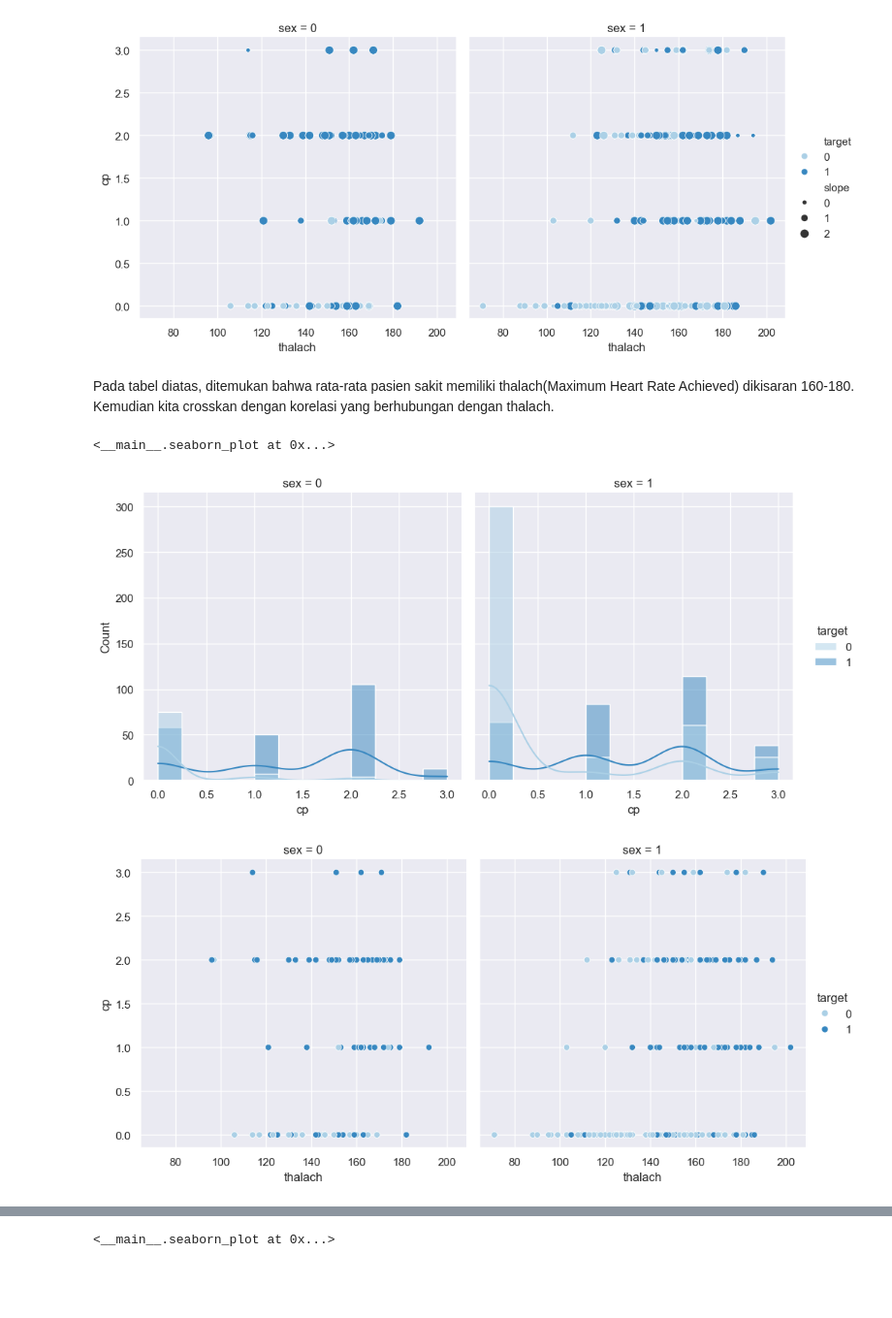
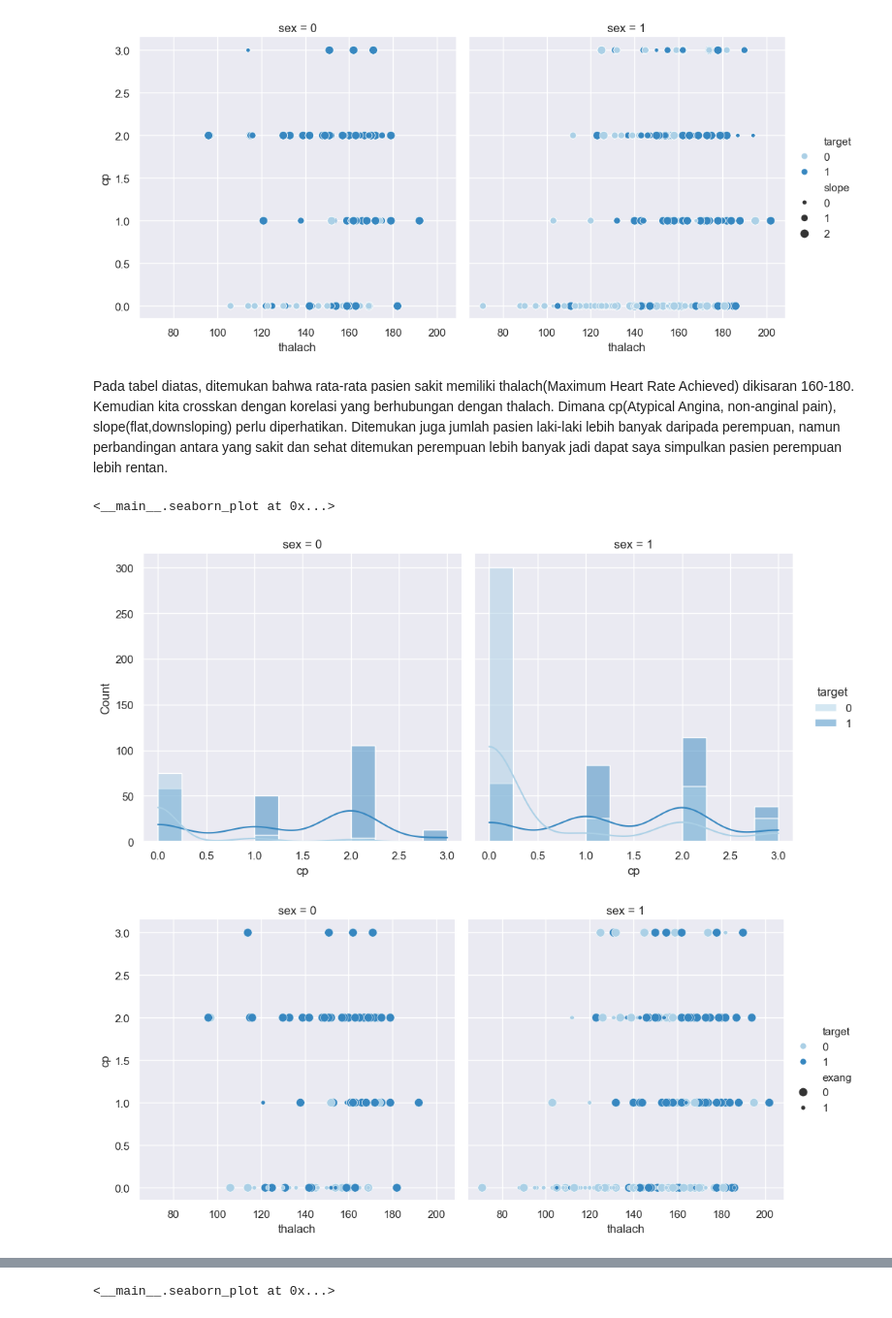
Before and after one commit to arya475/Data-Science, a Jupyter notebook: Project-Data-Science/notebooks/main.ipynb, the cells around one changed output, grey strips where cells are left out. Shown at 97% size. Drawn from its saved outputs; the diff is of its cells as text; code cells hidden in the pictures; blank space fills up the shorter version.

```diff
--- a/Project-Data-Science/notebooks/main.ipynb
+++ b/Project-Data-Science/notebooks/main.ipynb
@@ -83,12 +142,12 @@ tabel_korelasi.relplot(x="thalach", y="cp", col="sex", hue="target", size="slope
 [figure]
 [figure]
 # %% [markdown]
-Pada tabel diatas, ditemukan bahwa rata-rata pasien sakit memiliki thalach(Maximum Heart Rate Achieved) dikisaran 160-180. Kemudian kita crosskan dengan korelasi yang berhubungan dengan thalach.
+Pada tabel diatas, ditemukan bahwa rata-rata pasien sakit memiliki thalach(Maximum Heart Rate Achieved) dikisaran 160-180. Kemudian kita crosskan dengan korelasi yang berhubungan dengan thalach. Dimana cp(Atypical Angina, non-anginal pain), slope(flat,downsloping) perlu diperhatikan. Ditemukan juga jumlah pasien laki-laki lebih banyak daripada perempuan, namun perbandingan antara yang sakit dan sehat ditemukan perempuan lebih banyak jadi dapat saya simpulkan pasien perempuan lebih rentan.
 # %%
 tabel_korelasi.displot(x="cp", hue="target", col="sex")
-tabel_korelasi.relplot(x="thalach", y="cp", hue="target", col="sex")
+tabel_korelasi.relplot(x="thalach", y="cp", hue="target", col="sex", size="exang")
 # %% [output]
 <__main__.seaborn_plot at 0x...>
 [figure]
-[figure, old version]
+[figure, new version]
 # %% [markdown]
```
Also changed, not shown: parts of 9 cells of this notebook.
